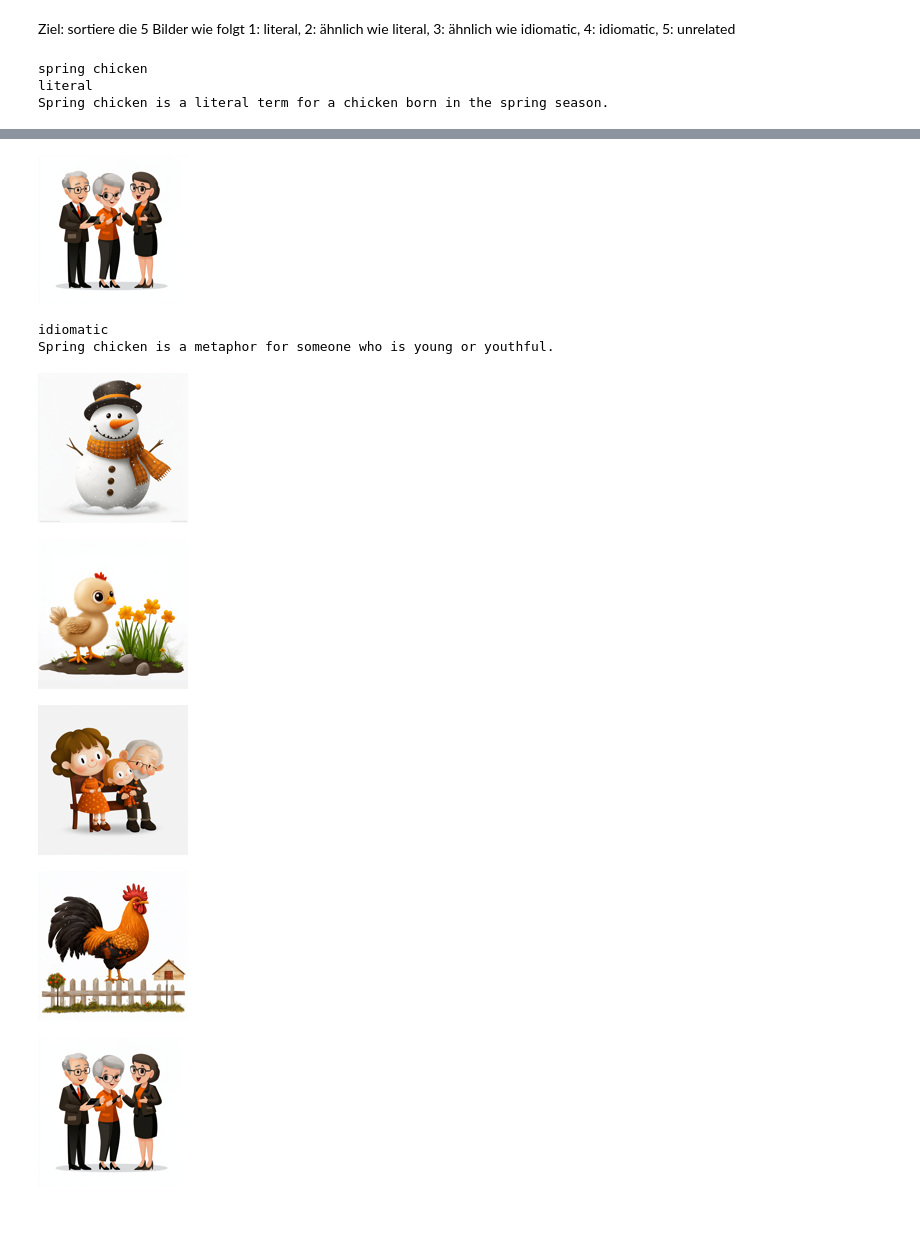
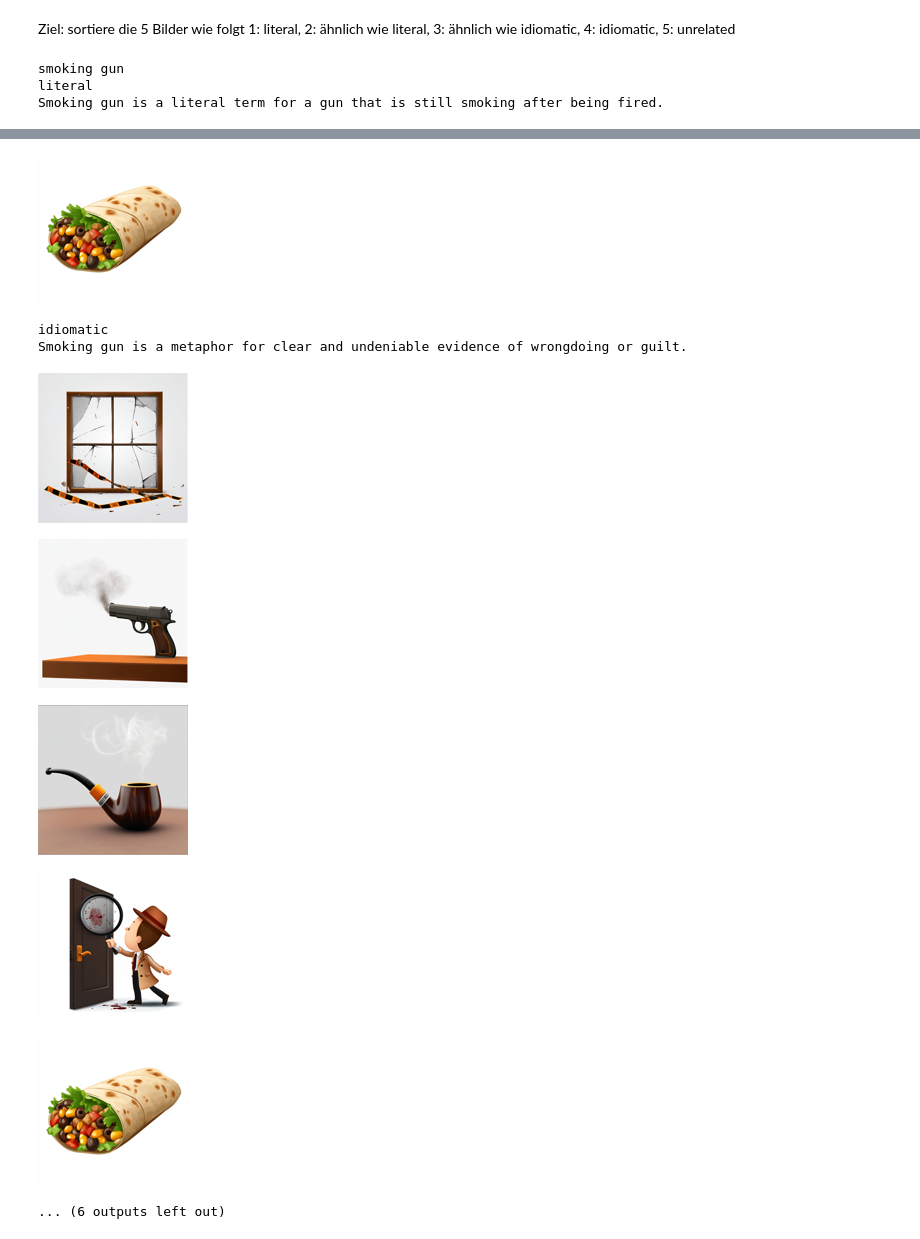
Before and after one commit to ViLoh99/transformer-semeval25, a Jupyter notebook: subtaskA_predictions_fromBERT.ipynb, the cells around one changed output, grey strips where cells are left out. Drawn from its saved outputs; the diff is of its cells as text; code cells hidden in the pictures.

```diff
--- a/subtaskA_predictions_fromBERT.ipynb
+++ b/subtaskA_predictions_fromBERT.ipynb
@@ -180,19 +213,32 @@ compound in sentence embedding versus compound in gpt sentence/meaning embedding
 # systematic analysis compound embeddings
 gpt_sents = ["sentence", "meaning"]
 
+f = open('results.txt', 'a')
+f.write("\n" +"compound in sentence compared to gpt compound in sentence embeddings")
 print("compound in sentence compared to gpt compound in sentence embeddings")
+
 for sent in gpt_sents:
     for m in compound_methods:
-        pred = dataA_train.apply(lambda x: compare(x["compound_embedding_sentence_" + m],
+        pred = dataA.apply(lambda x: compare(x["compound_embedding_sentence_" + m],
                                          x["compound_embedding_gpt_literal_" + sent + "_" + m],
                                          x["compound_embedding_gpt_idiomatic_" + sent + "_" + m]), axis=1)
         pred = binary2values(pred,"literal","idiomatic")
+        dataA["pred_compound_embedding_sentence_compared_to_compound_embedding_gpt_" + sent + "_" +m  ] = pred
+
+        dataA_train = only_train(dataA)
+        pred = dataA_train["pred_compound_embedding_sentence_compared_to_compound_embedding_gpt_" + sent + "_" +m  ]
 
         # evaluate
         print(sent + "_embedding_" + m)
         y = dataA_train["sentence_type"]
-        print(round(accuracy_score(y, pred),2))
+        print(round(accuracy_score(y, pred),3))
+        f.write("\n" + str(round(accuracy_score(y, pred),3)) + " -- "  +sent + "_embedding_" + m)
+
+
 #        print(classification_report(y, pred,zero_division=0))
+
+f.write("\n" +"-----------------")
+f.close()
 # %% [output]
 compound in sentence compared to gpt compound in sentence embeddings
 sentence_embedding_meanSecondToLast
@@ -487,18 +573,18 @@ sim_to_literal = []
 sim_to_idiomatic = []
 m = "meanLast4"
 
-n = 40
-
-#emb_lit = dataA["gpt_compound_embedding_literal_meaning_" +m][n]
-#emb_id = dataA["gpt_compound_embedding_idiomatic_meaning_" +m][n]
+n = 30
 
 
-emb_lit = dataA["gpt_literal_sentence_embedding_" +m][n]
-emb_id = dataA["gpt_idiomatic_sentence_embedding_" +m][n]
+#emb_lit = dataA["gpt_literal_sentence_embedding_" +m][n]
+#emb_id = dataA["gpt_idiomatic_sentence_embedding_" +m][n]
 
+emb_lit = dataA["gpt_literal_meaning_embedding_" +m][n]
+emb_id = dataA["gpt_idiomatic_meaning_embedding_" +m][n]
 
-#emb_lit = dataA["gpt_literal_meaning_embedding_" +m][n]
-#emb_id = dataA["gpt_idiomatic_meaning_embedding_" +m][n]
+#emb_lit = dataA["compound_embedding_gpt_literal_meaning_" +m][n]
+#emb_id = dataA["compound_embedding_gpt_idiomatic_meaning_" +m][n]
+
 
 for i in [1,2,3,4,5]:
     emb_image = dataA["image" + str(i) + "_caption_embedding_" + m][n]
@@ -508,8 +594,8 @@ for i in [1,2,3,4,5]:
 idx_lit = np.argsort(sim_to_literal )
 idx_id = np.argsort(sim_to_idiomatic )
 # reverse the indices
-idx_lit = idx_lit[::-1].tolist()
-idx_id = idx_id[::-1].tolist()
+idx_lit = idx_lit[::-1].tolist() # list of indices of images from most similar to literal to least
+idx_id = idx_id[::-1].tolist() # list of indices of images from most similar to idiomatic to least
 
 
 name_list = get_image_names(n,dataA)
@@ -530,7 +616,13 @@ print("idiomatic")
 print(dataA["gpt_idiomatic_meaning"][n])
 for fn in name_list_id:
     display_image(compound,fn)
+
+
+print("expected order", dataA["sentence_type"][n])
+name_list_ex = dataA["expected_order"][n]
+for fn in name_list_ex:
+    display_image(compound,fn)
 # %% [output]
-spring chicken
+smoking gun
 literal
-Spring chicken is a literal term for a chicken born in the spring season.
+Smoking gun is a literal term for a gun that is still smoking after being fired.
@@ -541,8 +633,9 @@ Spring chicken is a literal term for a chicken born in the spring season.
-[figure, old version]
+[figure, new version]
 idiomatic
-Spring chicken is a metaphor for someone who is young or youthful.
+Smoking gun is a metaphor for clear and undeniable evidence of wrongdoing or guilt.
-[figure, old version]
+[figure, new version]
-[figure, old version]
+[figure, new version]
-[figure, old version]
+[figure, new version]
-[figure, old version]
+[figure, new version]
-[figure, old version]
+[figure, new version]
+... (6 outputs left out)
```
Also changed, not shown: parts of 42 cells of this notebook, 1 other file.
